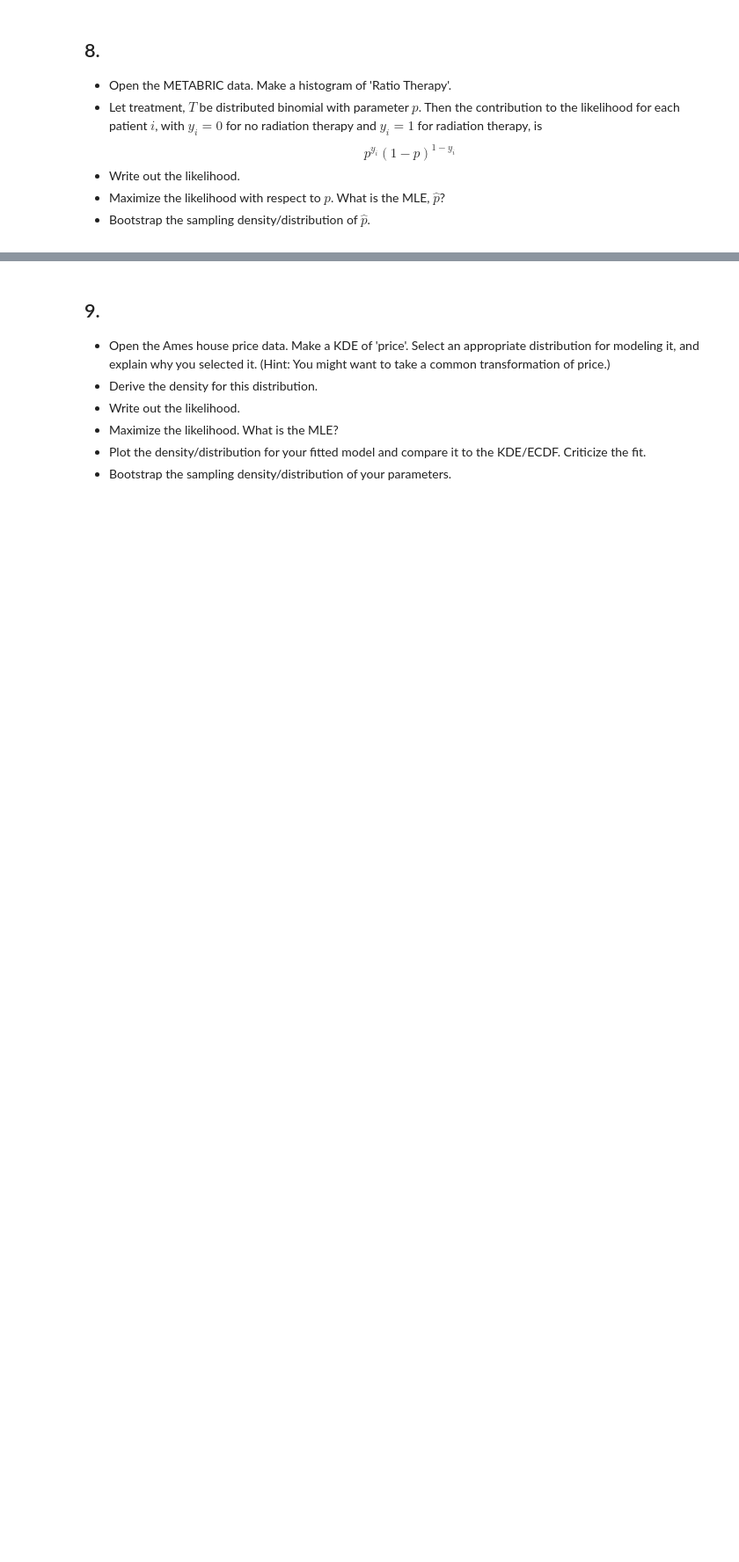
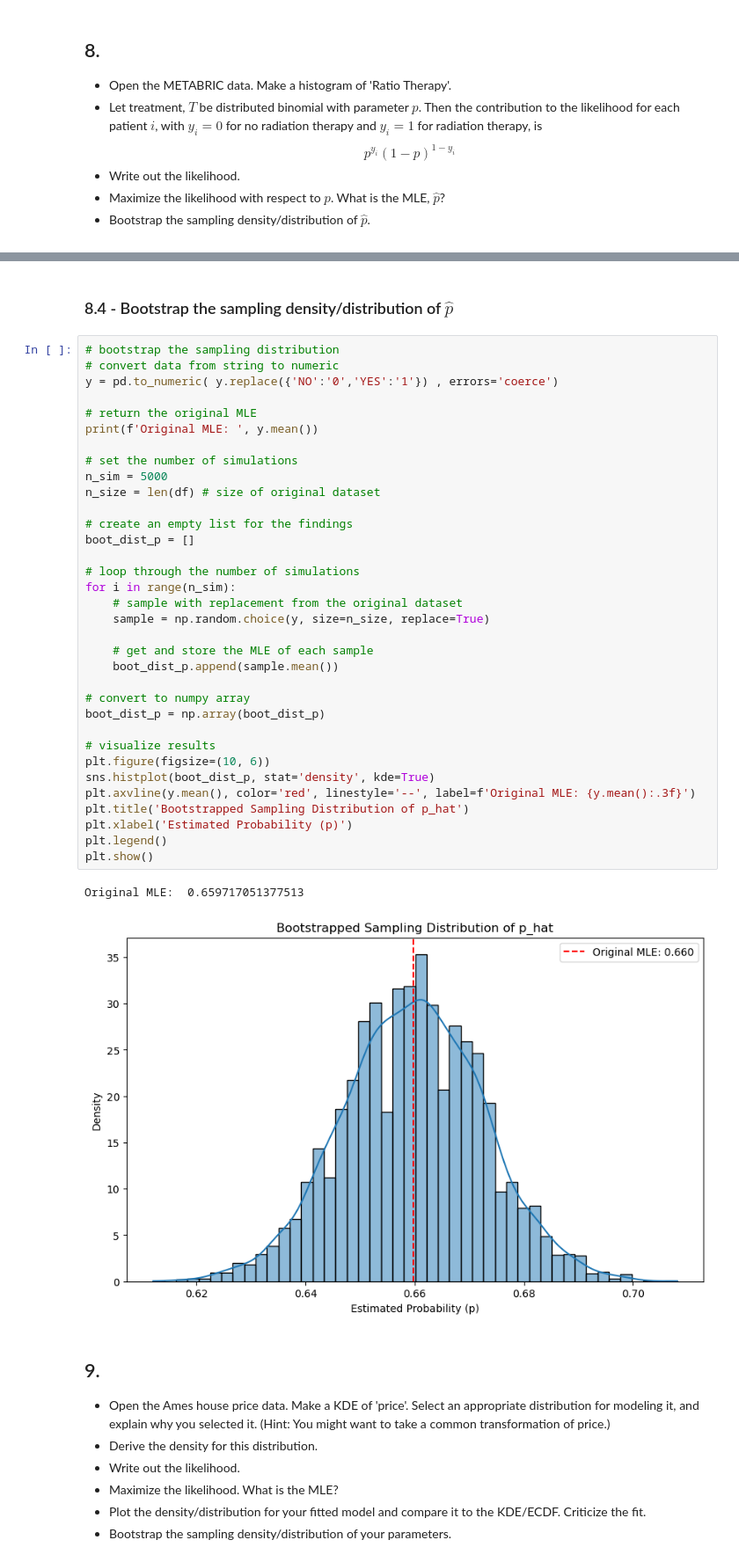
Before and after one commit to ssegaloff/UU_Assignment_7, a Jupyter notebook: assignment_7.ipynb, the cells around one changed output, grey strips where cells are left out. Shown at 88% size. Drawn from its saved outputs; the diff is of its cells as text; blank space fills up the shorter version.

```diff
--- a/assignment_7.ipynb
+++ b/assignment_7.ipynb
@@ -163,3 +286,42 @@ $$
+# %% [markdown]
+### 8.4 - Bootstrap the sampling density/distribution of $\hat{p}$
+# %%
+# bootstrap the sampling distribution
+# convert data from string to numeric
+y = pd.to_numeric( y.replace({'NO':'0','YES':'1'}) , errors='coerce')
+
+# return the original MLE
+print(f'Original MLE: ', y.mean())
+
+# set the number of simulations
+n_sim = 5000
+n_size = len(df) # size of original dataset
+
+# create an empty list for the findings
+boot_dist_p = []
+
+# loop through the number of simulations
+for i in range(n_sim):
+    # sample with replacement from the original dataset
+    sample = np.random.choice(y, size=n_size, replace=True)
+
+    # get and store the MLE of each sample
+    boot_dist_p.append(sample.mean())
+
+# convert to numpy array
+boot_dist_p = np.array(boot_dist_p)
+
+# visualize results
+plt.figure(figsize=(10, 6))
+sns.histplot(boot_dist_p, stat='density', kde=True)
+plt.axvline(y.mean(), color='red', linestyle='--', label=f'Original MLE: {y.mean():.3f}')
+plt.title('Bootstrapped Sampling Distribution of p_hat')
+plt.xlabel('Estimated Probability (p)')
+plt.legend()
+plt.show()
+# %% [output]
+Original MLE:  0.659717051377513
+[figure, added]
 # %% [markdown]
 ## 9.
 - Open the Ames house price data. Make a KDE of 'price'. Select an appropriate distribution for modeling it, and explain why you selected it. (Hint: You might want to take a common transformation of price.)
```
Also changed, not shown: parts of 13 cells of this notebook.
